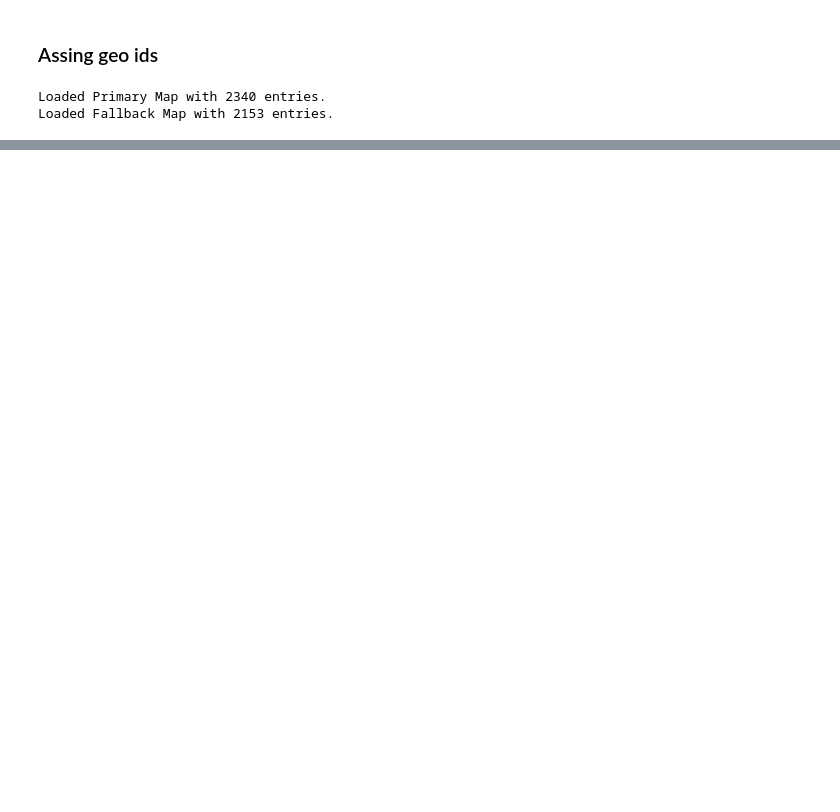
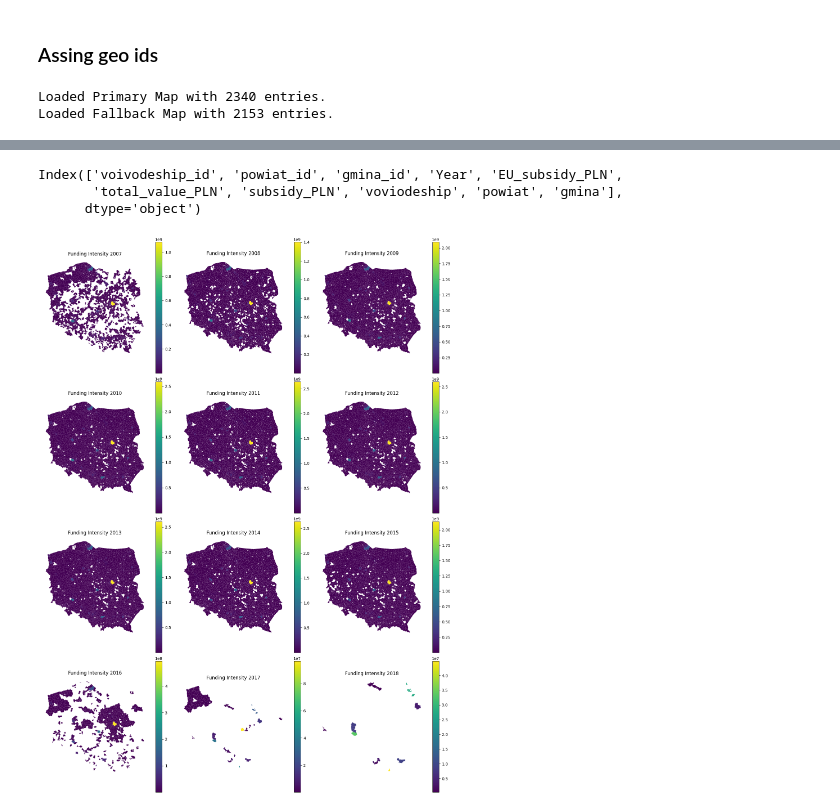
Before and after one commit to aleksandrajaremko/Policy-paper, a Jupyter notebook: code/processing/UE_funds_processing/teryt_matching.ipynb, the cells around one changed output, grey strips where cells are left out. Cells and saved outputs as stored; diff of their text form; code cells hidden in the pictures; blank space fills up the shorter version.

Commit message:
start processing 2014_2020 data

```diff
--- a/code/processing/UE_funds_processing/teryt_matching.ipynb
+++ b/code/processing/UE_funds_processing/teryt_matching.ipynb
@@ -148,5 +178,5 @@ memory usage: 86.9+ MB
 # %%
-umowy_200713_infered_distributed.dropna(subset=["gmina"], inplace=True)
+# umowy_200713_infered_distributed.dropna(subset=["gmina"], inplace=True)
 umowy_200713_infered_distributed.dropna(subset=["powiat"], inplace=True)
 # %% [markdown]
 ### Assing geo ids
@@ -190,0 +247,15 @@ umowy_200713_assigned.to_csv(r"C:\Users\jarem\OneDrive - London School of Econom
+# %%
+# 1. Load and assign IDs (as you did before)
+df_with_ids = assign_geo_ids(umowy_200713_infered_distributed)
+
+# 2. Apply Option B: Disaggregate Powiat Funding
+PATH_HIERARCHY = r"C:\Users\jarem\OneDrive - London School of Economics\YEAR 2\1. Policy paper\policy-paper-repo\data\outputs\teryt_lookup\powiat_structure_2025.pkl"
+
+df_disaggregated = disaggregate_powiat_funding(df_with_ids, PATH_HIERARCHY)
+
+# 3. Aggregate to final Gmina Panel
+# Now every row has a Gmina ID, so this function will capture everything
+final_panel = aggregate_funding_by_gmina(df_disaggregated)
+
+# Check result
+print(final_panel.head())
@@ -199,0 +290,2 @@ NameError: name 'gminy' is not defined
+# %%
+gminy_geoms["JPT_KOD_JE"] = gminy_geoms["JPT_KOD_JE"].astype(str).str.zfill(7)
@@ -199,0 +323,47 @@ NameError: name 'gminy' is not defined
+# %%
+final_panel.columns
+# %% [output]
+Index(['voivodeship_id', 'powiat_id', 'gmina_id', 'Year', 'EU_subsidy_PLN',
+       'total_value_PLN', 'subsidy_PLN', 'voviodeship', 'powiat', 'gmina'],
+      dtype='object')
+# %%
+import matplotlib.pyplot as plt
+
+# Assuming final_panel has columns: 'gmina_id', 'year', 'EU_subsidy_PLN'
+agg = final_panel.groupby(['gmina_id', 'Year'])['EU_subsidy_PLN'].sum().reset_index()
+
+# 2. Merge with geometries
+agg['gmina_id'] = agg['gmina_id'].astype(str).str.zfill(7)
+gminy_geoms['JPT_KOD_JE'] = gminy_geoms['JPT_KOD_JE'].astype(str).str.zfill(7)
+merged = agg.merge(gminy_geoms, left_on='gmina_id', right_on='JPT_KOD_JE')
+gdf = gpd.GeoDataFrame(merged, geometry='geometry')
+
+# 3. Plot for selected years (adjust years as needed)
+years = sorted(gdf['Year'].unique())
+n_years = len(years)
+ncols = 3
+nrows = (n_years + ncols - 1) // ncols
+
+fig, axes = plt.subplots(nrows, ncols, figsize=(5*ncols, 5*nrows))
+axes = axes.flatten()
+
+for i, year in enumerate(years):
+    ax = axes[i]
+    gdf[gdf['Year'] == year].plot(
+        column='EU_subsidy_PLN',
+        ax=ax,
+        cmap='viridis',
+        legend=True,
+        missing_kwds={"color": "lightgrey"}
+    )
+    ax.set_title(f'Funding Intensity {year}')
+    ax.axis('off')
+
+# Hide unused axes
+for j in range(i+1, len(axes)):
+    axes[j].set_visible(False)
+
+plt.tight_layout()
+plt.show()
+# %% [output]
+[figure, added]
```
Also changed, not shown: parts of 20 cells of this notebook, 3 other files.
